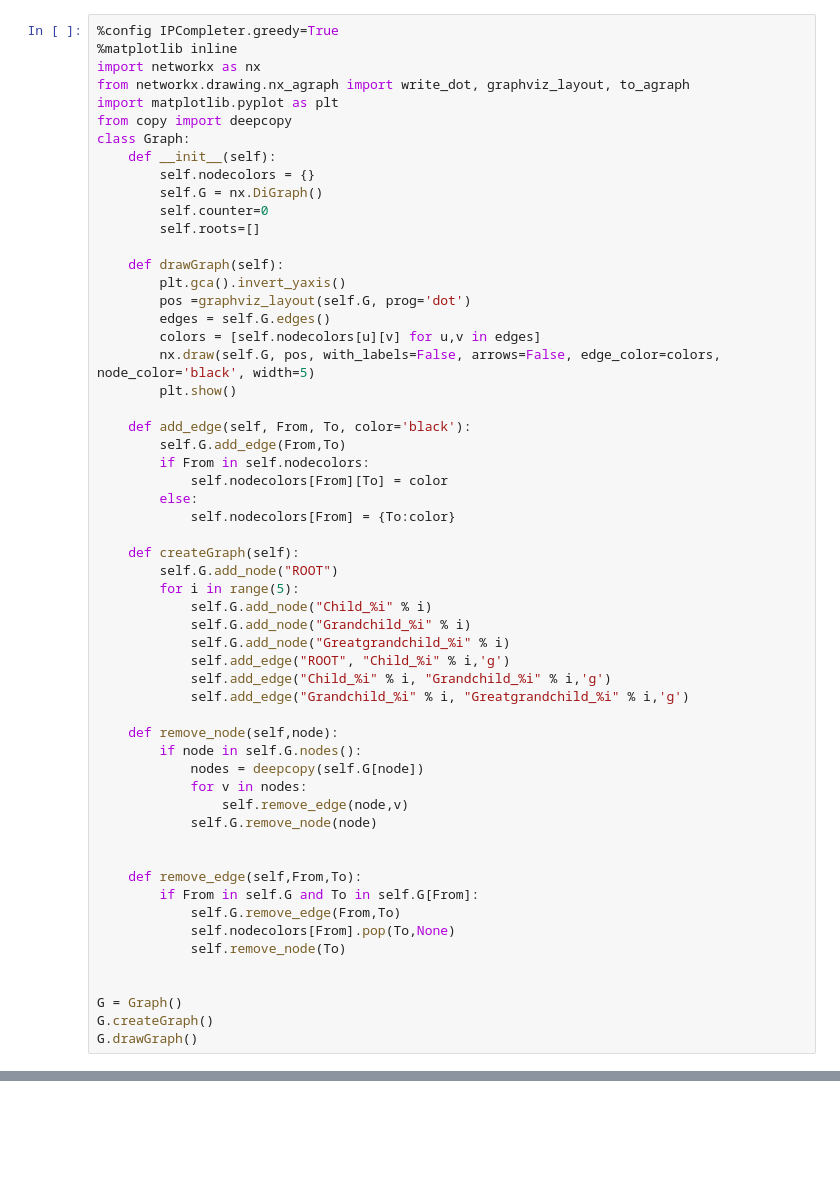
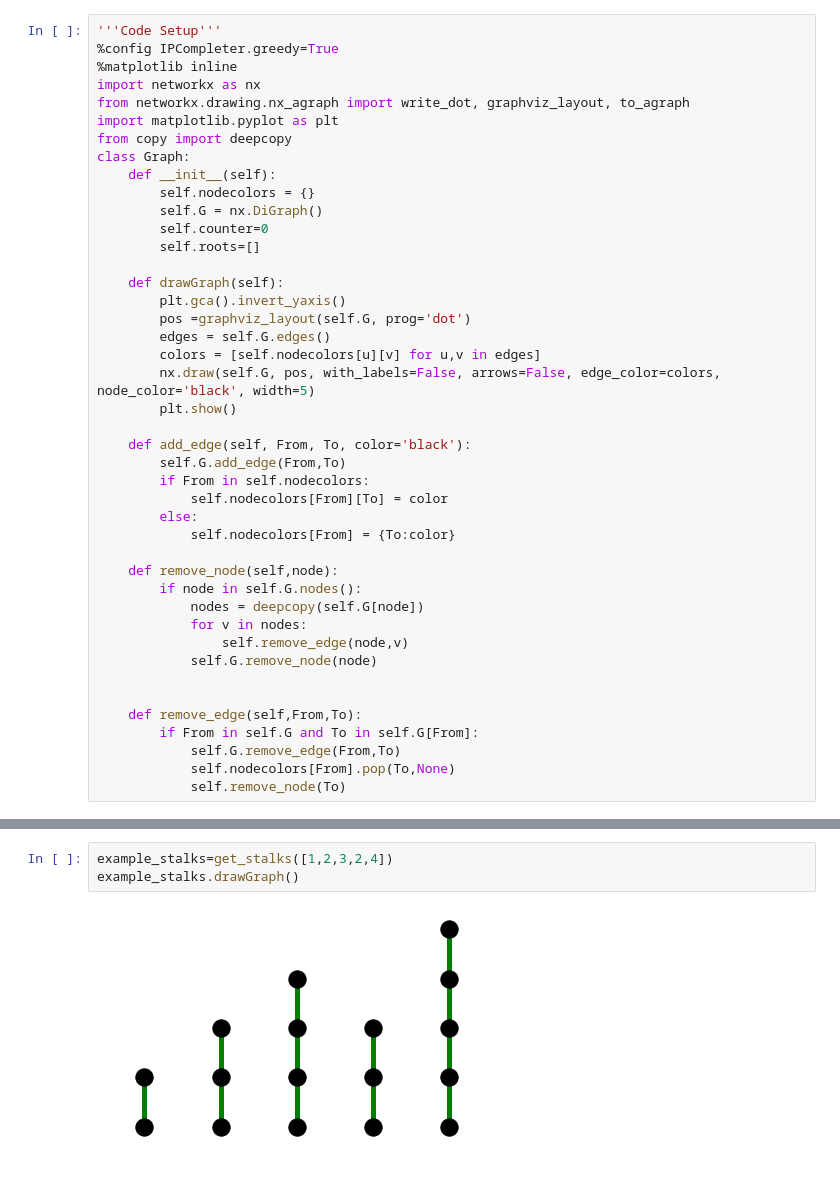
Before and after one commit to Abhinav2812/CS254-Project, a Jupyter notebook: green_hb.ipynb, the cells around one changed output, grey strips where cells are left out. Cells and saved outputs as stored; diff of their text form; blank space fills up the shorter version.

```diff
--- a/green_hb.ipynb
+++ b/green_hb.ipynb
@@ -1,4 +15,5 @@
 # %%
+'''Code Setup'''
 %config IPCompleter.greedy=True
 %matplotlib inline
 import networkx as nx
@@ -27,16 +42,6 @@ class Graph:
         else:
             self.nodecolors[From] = {To:color}
 
-    def createGraph(self):
-        self.G.add_node("ROOT")
-        for i in range(5):
-            self.G.add_node("Child_%i" % i)
-            self.G.add_node("Grandchild_%i" % i)
-            self.G.add_node("Greatgrandchild_%i" % i)
-            self.add_edge("ROOT", "Child_%i" % i,'g')
-            self.add_edge("Child_%i" % i, "Grandchild_%i" % i,'g')
-            self.add_edge("Grandchild_%i" % i, "Greatgrandchild_%i" % i,'g')
-
     def remove_node(self,node):
         if node in self.G.nodes():
             nodes = deepcopy(self.G[node])
@@ -50,8 +55,3 @@ class Graph:
             self.G.remove_edge(From,To)
             self.nodecolors[From].pop(To,None)
             self.remove_node(To)
-
-
-G = Graph()
-G.createGraph()
-G.drawGraph()
@@ -185,0 +175,5 @@ reduce_stalks(rt2)
+# %%
+example_stalks=get_stalks([1,2,3,2,4])
+example_stalks.drawGraph()
+# %% [output]
+[figure, added]
```
Also changed, not shown: parts of 19 cells of this notebook.
